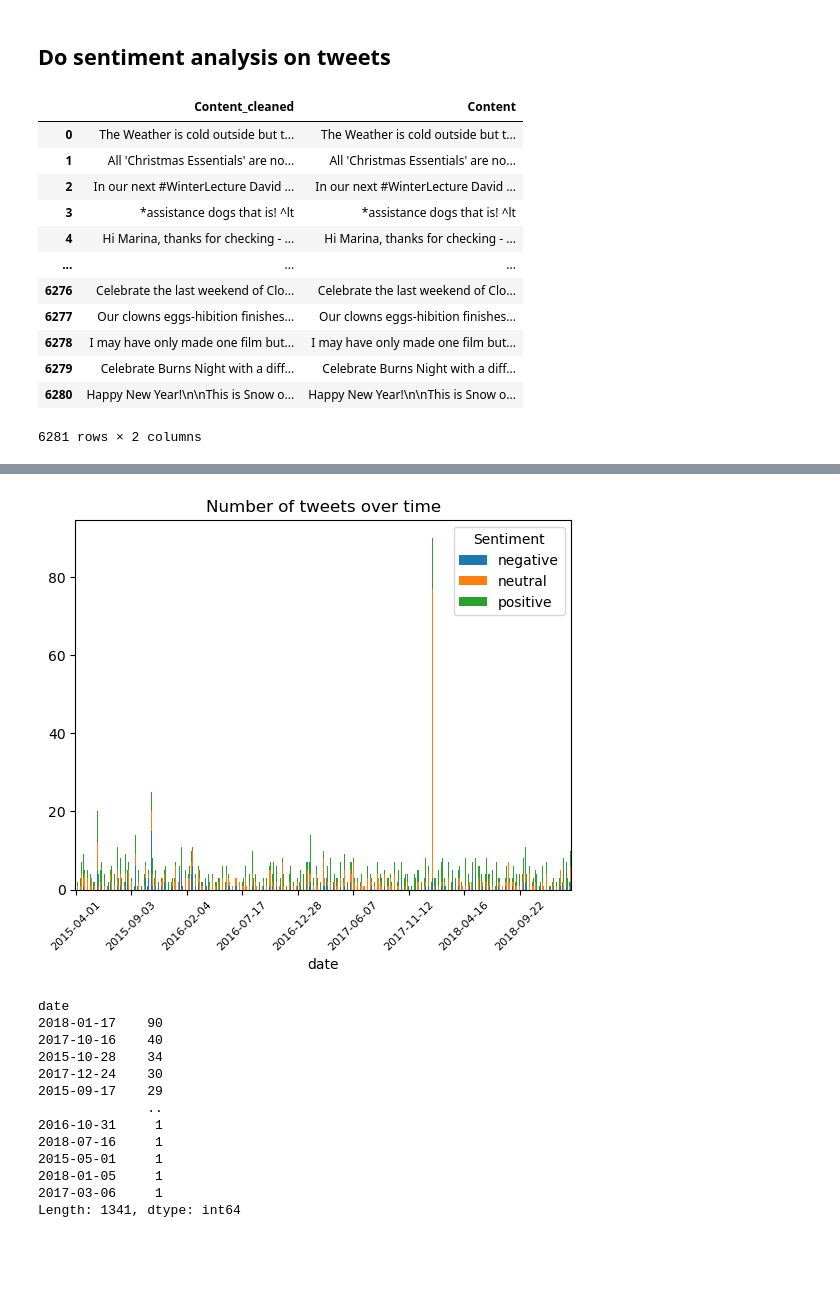
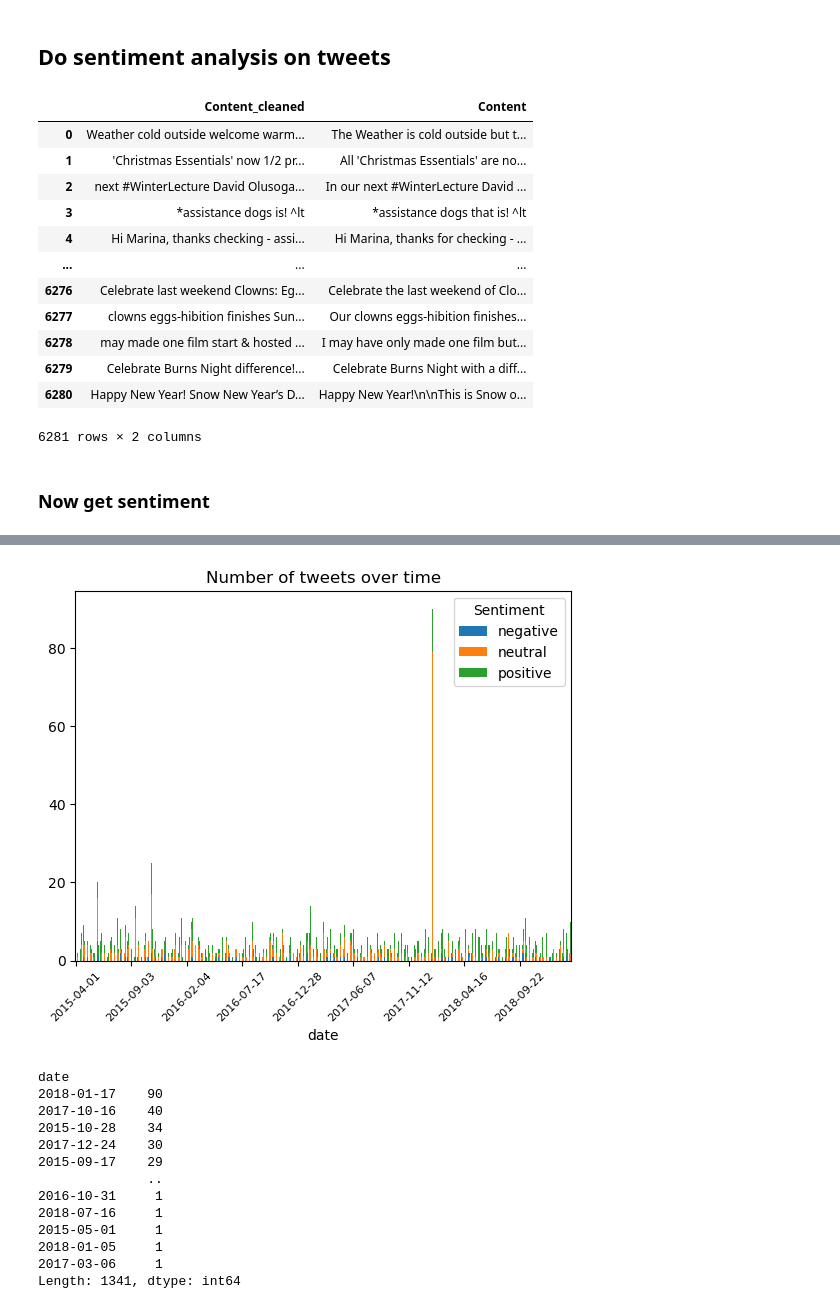
Before and after one commit to celiason/museum-visitor-model, a Jupyter notebook: sentiment.ipynb, the cells around one changed output, grey strips where cells are left out. Cells and saved outputs as stored; diff of their text form; code cells hidden in the pictures; blank space fills up the shorter version.

```diff
--- a/sentiment.ipynb
+++ b/sentiment.ipynb
@@ -90,6 +90,7 @@ plt.savefig('figs/wordcloud.png', dpi=300)
 
 from vaderSentiment.vaderSentiment import SentimentIntensityAnalyzer
 from textblob import TextBlob
+from nltk.corpus import stopwords
 import re
 
 def get_post_sentiment(post):
@@ -130,28 +131,34 @@ def get_post_sentiment_vad_value(post):
 
 # Remove URLs
 def clean_tweets(text):
-    return(re.sub(r'http\S+', '', text))
+    STOPWORDS.add('death')
+    text = re.sub(r'http\S+', '', text)
+    return ' '.join([word for word in text.split() if word.lower() not in STOPWORDS])
+
+# clean_tweets(text="hi there i'm chad")
 # %%
 tweets['Content_cleaned'] = tweets['Content'].apply(clean_tweets)
 
 tweets.loc[:, ('Content_cleaned','Content')]
 # %% [output]
 |  | Content_cleaned | Content |
-| 0 | The Weather is cold outside but t... | The Weather is cold outside but t... |
-| 1 | All 'Christmas Essentials' are no... | All 'Christmas Essentials' are no... |
-| 2 | In our next #WinterLecture David ... | In our next #WinterLecture David ... |
-| 3 | *assistance dogs that is! ^lt | *assistance dogs that is! ^lt |
-| 4 | Hi Marina, thanks for checking - ... | Hi Marina, thanks for checking - ... |
+| 0 | Weather cold outside welcome warm... | The Weather is cold outside but t... |
+| 1 | 'Christmas Essentials' now 1/2 pr... | All 'Christmas Essentials' are no... |
+| 2 | next #WinterLecture David Olusoga... | In our next #WinterLecture David ... |
+| 3 | *assistance dogs is! ^lt | *assistance dogs that is! ^lt |
+| 4 | Hi Marina, thanks checking - assi... | Hi Marina, thanks for checking - ... |
 | ... | ... | ... |
-| 6276 | Celebrate the last weekend of Clo... | Celebrate the last weekend of Clo... |
-| 6277 | Our clowns eggs-hibition finishes... | Our clowns eggs-hibition finishes... |
-| 6278 | I may have only made one film but... | I may have only made one film but... |
-| 6279 | Celebrate Burns Night with a diff... | Celebrate Burns Night with a diff... |
-| 6280 | Happy New Year!\n\nThis is Snow o... | Happy New Year!\n\nThis is Snow o... |
+| 6276 | Celebrate last weekend Clowns: Eg... | Celebrate the last weekend of Clo... |
+| 6277 | clowns eggs-hibition finishes Sun... | Our clowns eggs-hibition finishes... |
+| 6278 | may made one film start & hosted ... | I may have only made one film but... |
+| 6279 | Celebrate Burns Night difference!... | Celebrate Burns Night with a diff... |
+| 6280 | Happy New Year! Snow New Year’s D... | Happy New Year!\n\nThis is Snow o... |
 6281 rows × 2 columns
+# %% [markdown]
+### Now get sentiment
 # %%
-tweets['Sentiment'] = tweets['Content_cleaned'].apply(get_post_sentiment_vad)
-tweets['Sentiment_value'] = tweets['Content_cleaned'].apply(get_post_sentiment_vad_value)
+tweets['Sentiment'] = tweets['Content_cleaned'].apply(get_post_sentiment)
+tweets['Sentiment_value'] = tweets['Content_cleaned'].apply(get_post_sentiment_value)
 tweets.head()
 
 # save output
@@ -166,29 +173,30 @@ tweets.head()
 # %%
 # now plot as a function of time and sentiment:
 
 import seaborn as sns
 import pandas as pd
+import datetime as dt
 
-tweets['date'] = pd.to_datetime(tweets['date']).dt.date
+tweets['date'] = pd.to_datetime(tweets['Timestamp']).dt.date
 
 # Summarize number of rows by date and sentiment
 summary_by_date = tweets.groupby([tweets['date'], 'Sentiment']).size().reset_index(name='counts')
 
 # Line plot
 # sns.lineplot(data=summary_by_date, x='date', y='counts', hue='Sentiment')
 # plt.xticks(rotation=45, fontsize=8)
 
 # Bar plot
 summary_by_date.pivot(index='date', columns='Sentiment', values='counts').plot(kind='bar', stacked=True)
 plt.gca().xaxis.set_major_locator(plt.MaxNLocator(nbins=12))
 
 plt.xticks(rotation=45, fontsize=8)
 plt.title('Number of tweets over time')
 
 # save figure
 plt.savefig('figs/timeline_sentiment_bristol.png', dpi=300)
 # %% [output]
-[figure, old version]
+[figure, new version]
 # %%
 # summary_by_date.sort_values('counts', ascending=False)
 tweets.groupby(tweets['date']).size().sort_values(ascending=False)
```
Also changed, not shown: parts of 45 cells of this notebook, 8 other files.
